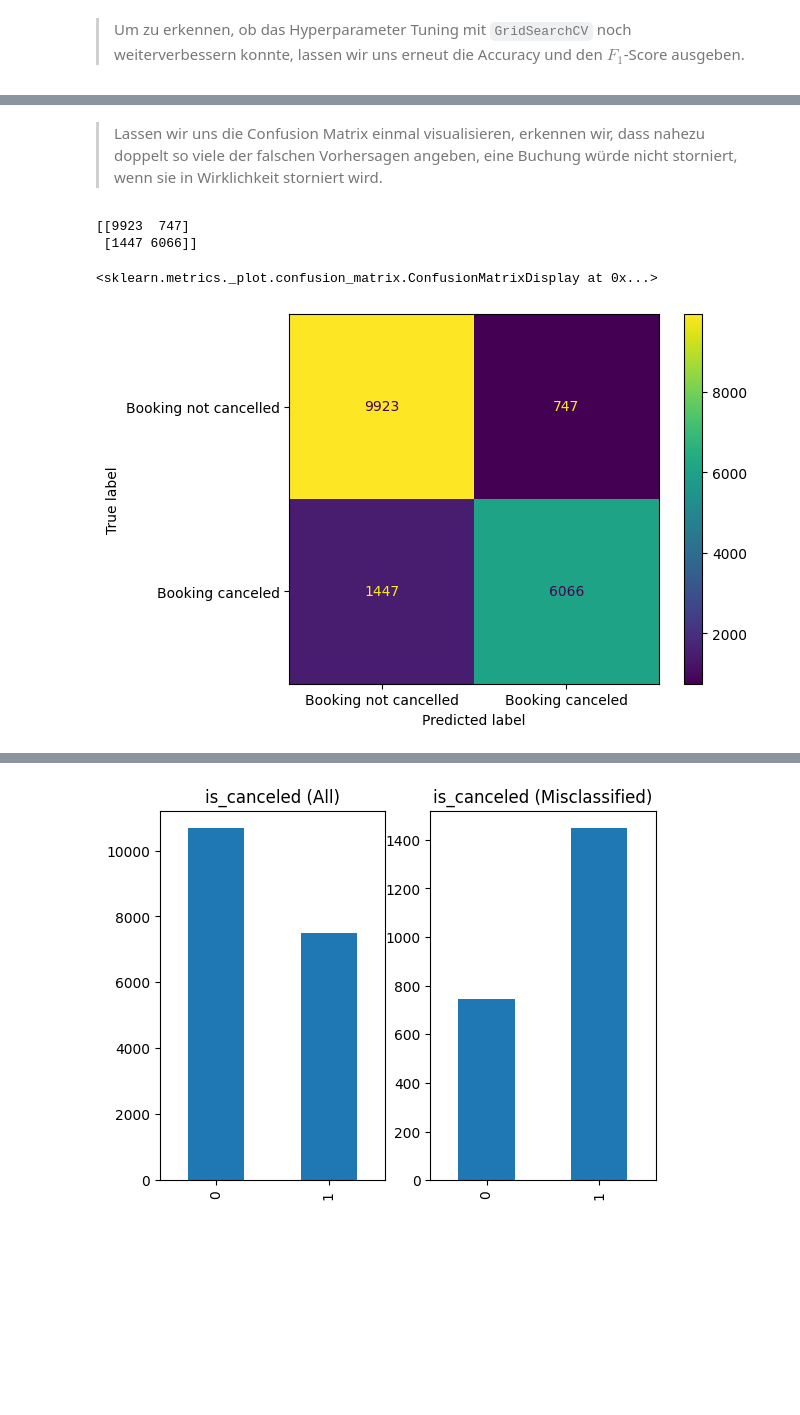
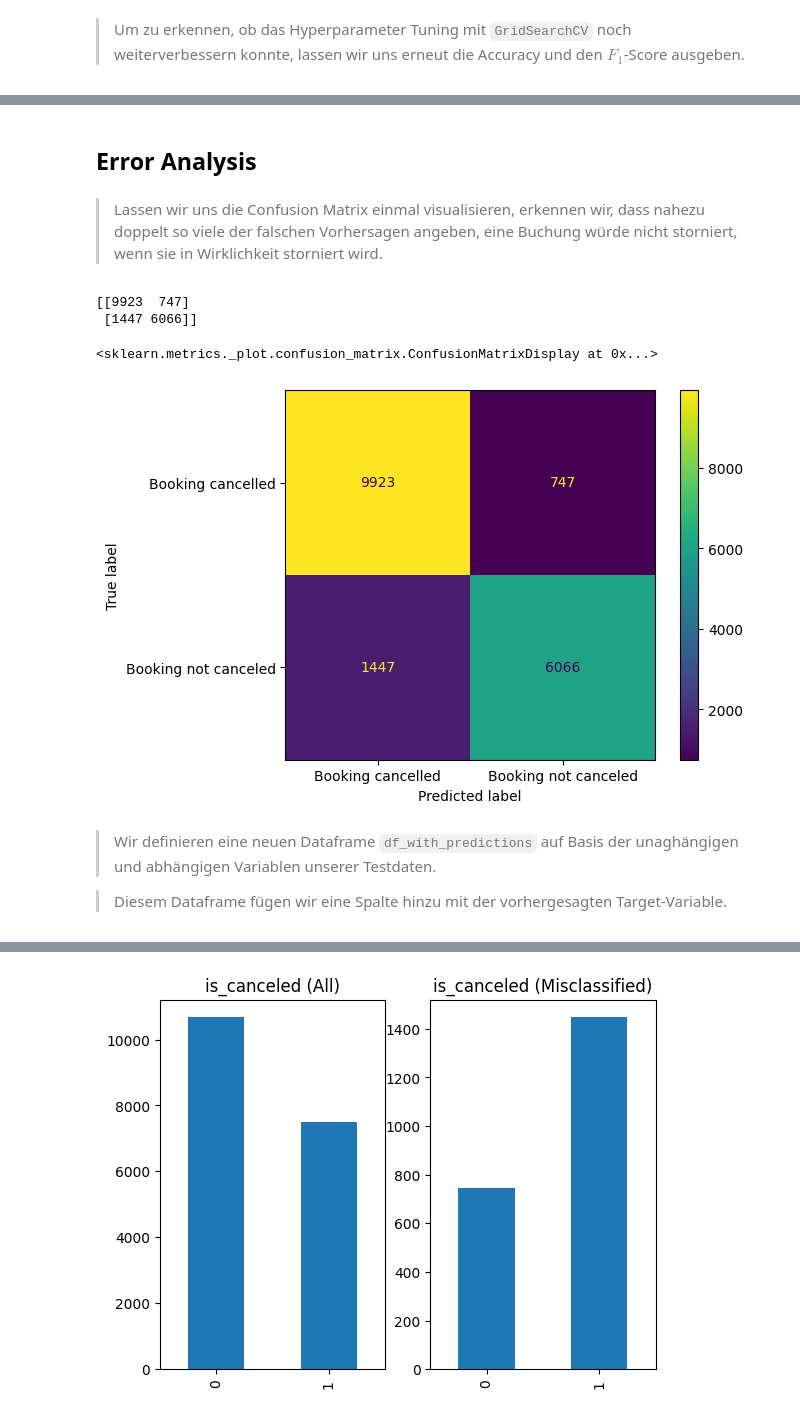
Before and after one commit to hochschule-pforzheim/project-st23-team-f23, a Jupyter notebook: 2_Classification.ipynb, the cells around one changed output, grey strips where cells are left out. Drawn from its saved outputs; the diff is of its cells as text; code cells hidden in the pictures; blank space fills up the shorter version.

```diff
--- a/2_Classification.ipynb
+++ b/2_Classification.ipynb
@@ -1364,27 +1319,0 @@ weighted avg       0.79      0.72      0.68     18183
-# %%
-forest = RandomForestClassifier(
-    bootstrap=True,
-    ccp_alpha=0.0,
-    class_weight=None,
-    criterion='gini',
-    max_depth=None,
-    max_features='sqrt',
-    max_leaf_nodes=None,
-    max_samples=None,
-    min_impurity_decrease=0.0,
-    min_samples_leaf=1,
-    min_samples_split=2,
-    min_weight_fraction_leaf=0.0,
-    n_estimators=100,
-    n_jobs=None,
-    oob_score=False,
-    random_state=42,
-    verbose=0,
-    warm_start=False)
-# %%
-forest = RandomForestClassifier(
-    random_state=42,
-    min_samples_split=2,
-    max_features='sqrt')
-# %%
-forest.fit(X_train_scaled, y_train_scaled)
@@ -1406,16 +1324,25 @@ y_pred = forest.predict(X_test_scaled)
+# %% [markdown]
+## Error Analysis
 # %% [markdown]
 > Lassen wir uns die Confusion Matrix einmal visualisieren, erkennen wir, dass nahezu doppelt so viele der falschen Vorhersagen angeben, eine Buchung würde nicht storniert, wenn sie in Wirklichkeit storniert wird.
-# %%
-print(confusion_matrix(y_test_scaled, y_pred))
-# %% [output]
-[[9923  747]
- [1447 6066]]
+# %%
+from sklearn.metrics import confusion_matrix
+y_pred = forest.predict(X_test_scaled)
+print(confusion_matrix(y_test_scaled, y_pred))
+# %% [output]
+[[9923  747]
+ [1447 6066]]
 # %%
+from sklearn.metrics import ConfusionMatrixDisplay
 ConfusionMatrixDisplay.from_estimator(
-    forest, X_test_scaled, y_test_scaled, labels=[0, 1], display_labels=['Booking not cancelled', 'Booking canceled'])
+    forest, X_test_scaled, y_test_scaled, labels=[0, 1], display_labels=['Booking cancelled', 'Booking not canceled'])
 # %% [output]
 <sklearn.metrics._plot.confusion_matrix.ConfusionMatrixDisplay at 0x...>
-[figure, old version]
+[figure, new version]
+# %% [markdown]
+> Wir definieren eine neuen Dataframe `df_with_predictions` auf Basis der unaghängigen und abhängigen Variablen unserer Testdaten.
+
+> Diesem Dataframe fügen wir eine Spalte hinzu mit der vorhergesagten Target-Variable.
 # %%
 df_with_predictions = pd.concat([X_test, y_test], axis='columns')
 df_with_predictions = pd.concat([df_with_predictions, pd.DataFrame(y_pred, columns=['Prediction'], index=df_with_predictions.index)], axis=1)
```
Also changed, not shown: parts of 24 cells of this notebook.
